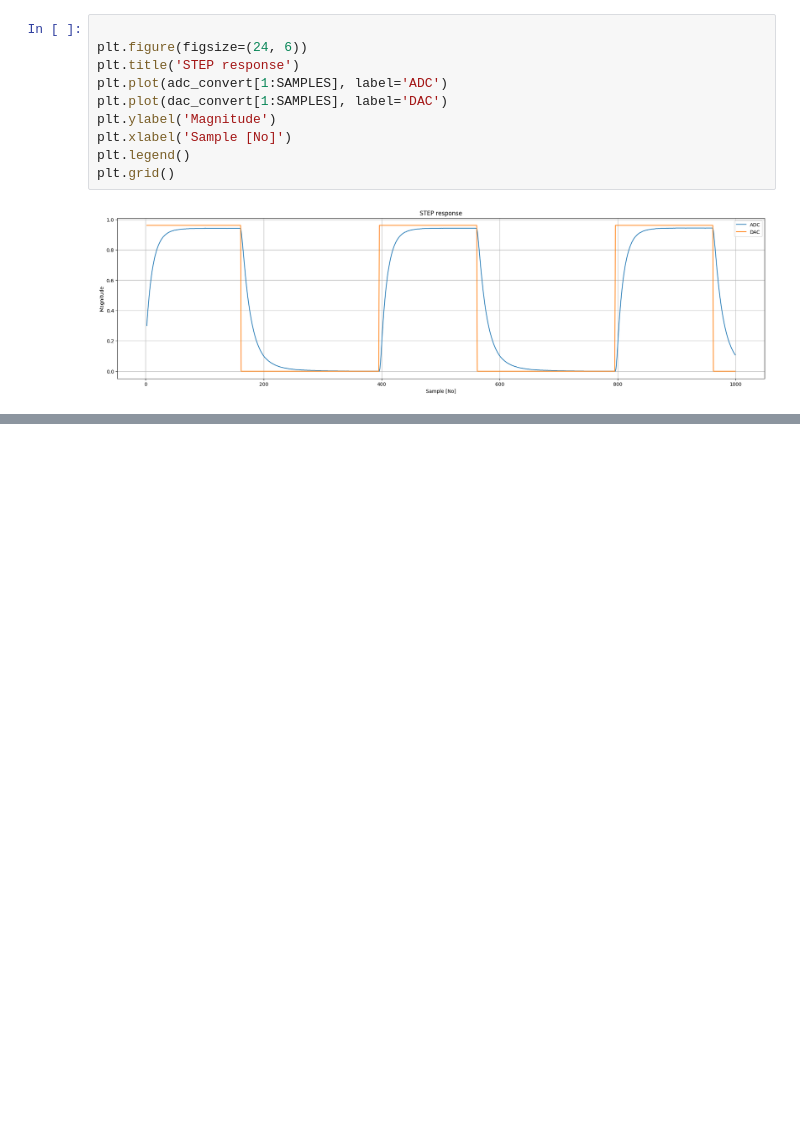
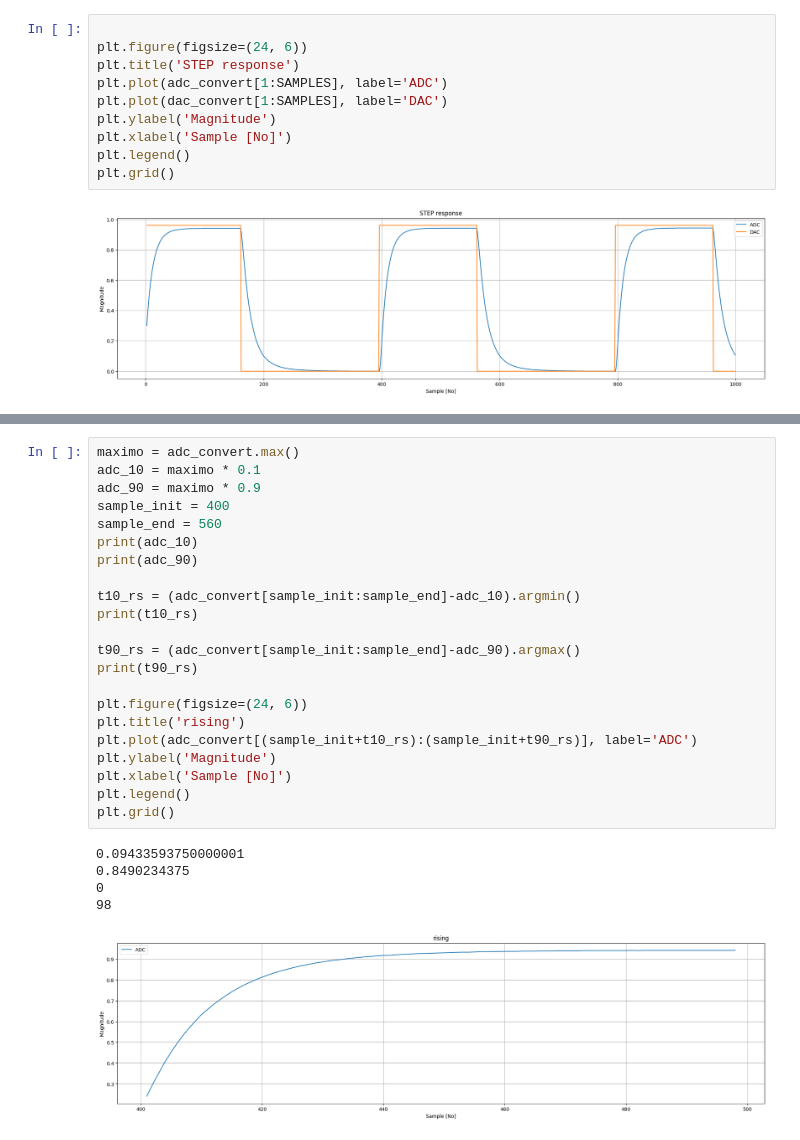
Before and after one commit to jonathancagua/control, a Jupyter notebook: TP/TP1/TP1.ipynb, the cells around one changed output, grey strips where cells are left out. Drawn from its saved outputs; the diff is of its cells as text; blank space fills up the shorter version.

```diff
--- a/TP/TP1/TP1.ipynb
+++ b/TP/TP1/TP1.ipynb
@@ -25,0 +32,28 @@ plt.grid()
+# %%
+maximo = adc_convert.max()
+adc_10 = maximo * 0.1
+adc_90 = maximo * 0.9
+sample_init = 400
+sample_end = 560
+print(adc_10)
+print(adc_90)
+
+t10_rs = (adc_convert[sample_init:sample_end]-adc_10).argmin()
+print(t10_rs)
+
+t90_rs = (adc_convert[sample_init:sample_end]-adc_90).argmax()
+print(t90_rs)
+
+plt.figure(figsize=(24, 6))
+plt.title('rising')
+plt.plot(adc_convert[(sample_init+t10_rs):(sample_init+t90_rs)], label='ADC')
+plt.ylabel('Magnitude')
+plt.xlabel('Sample [No]')
+plt.legend()
+plt.grid()
+# %% [output]
+0.09433593750000001
+0.8490234375
+0
+98
+[figure, added]
```
Also changed, not shown: parts of 1 cell of this notebook.
